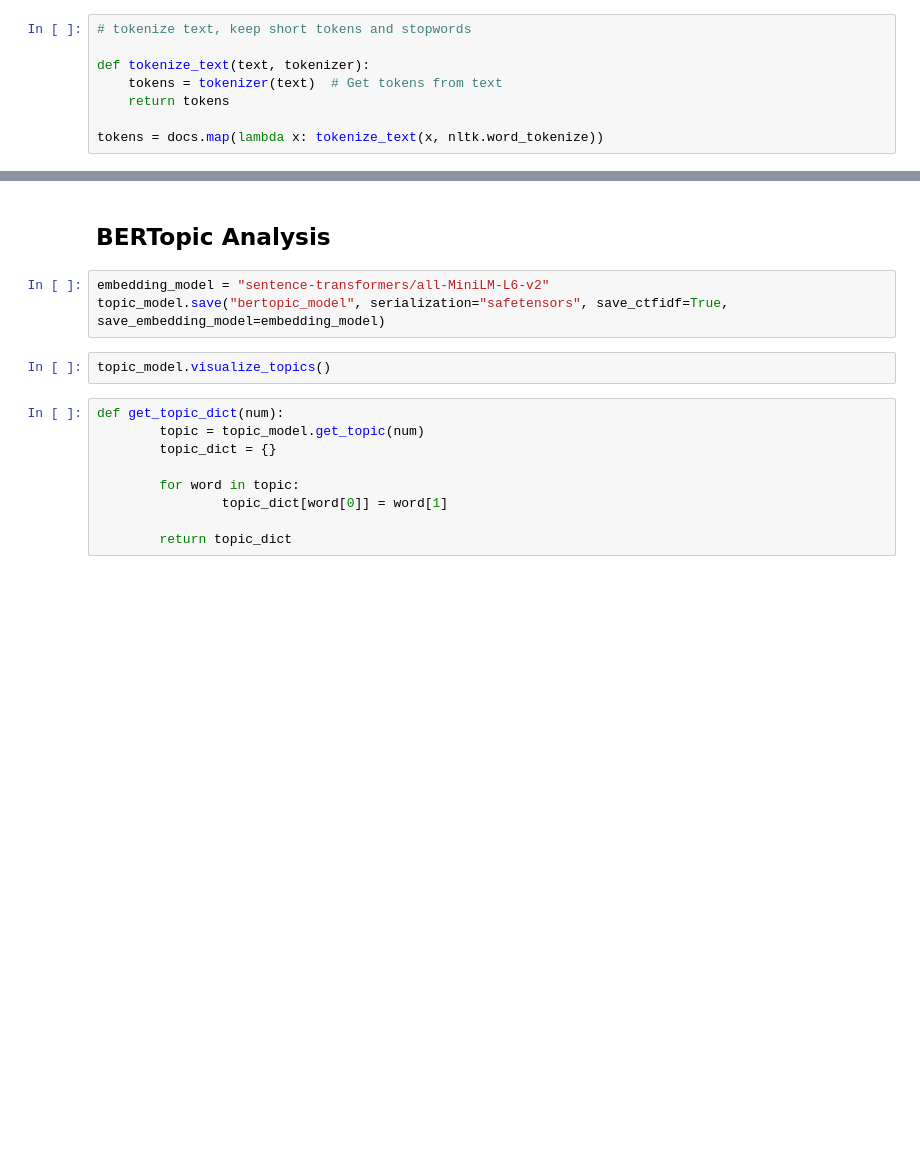
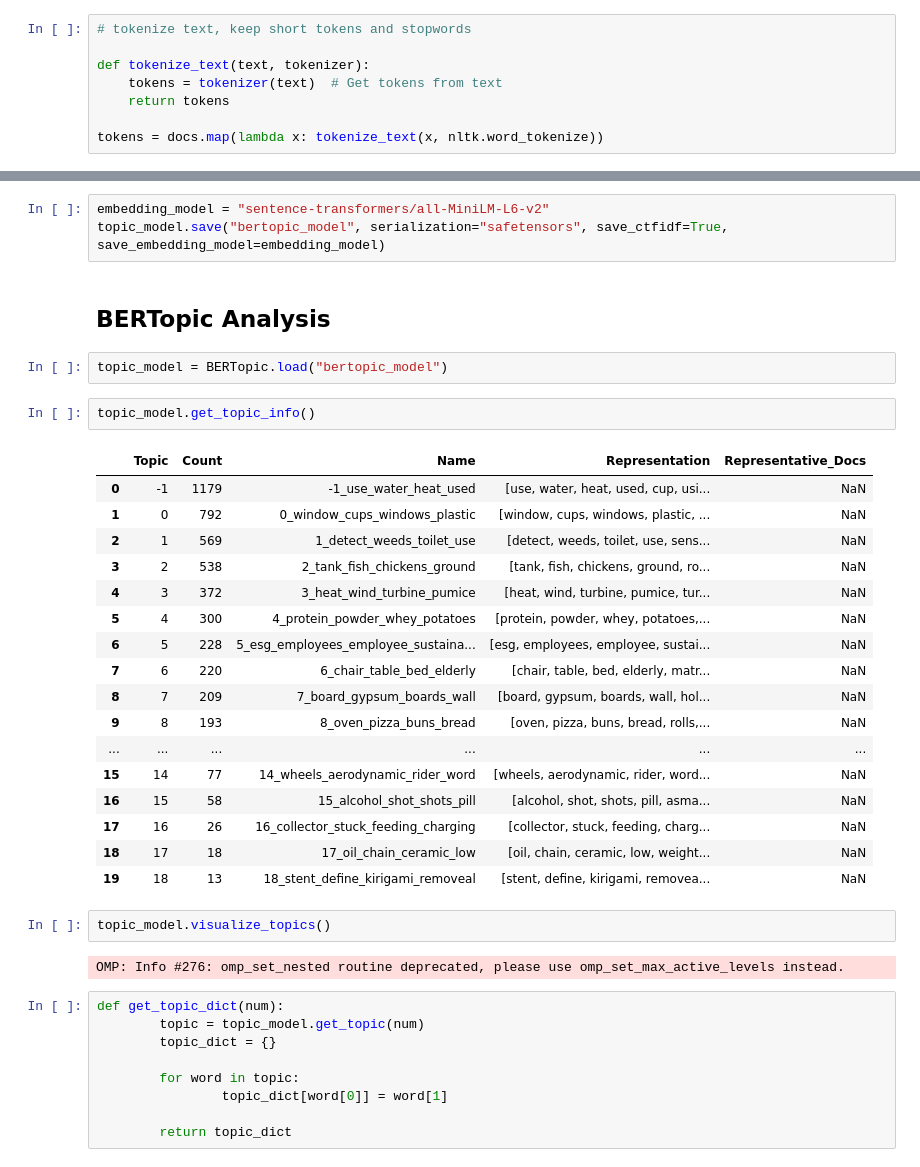
Before and after one commit to shahamana/rosetta-topic-model, a Jupyter notebook: bert_student_analysis.ipynb, the cells around one changed output, grey strips where cells are left out. Drawn from its saved outputs; the diff is of its cells as text; blank space fills up the shorter version.

Commit message:
clean bertopic model

```diff
--- a/bert_student_analysis.ipynb
+++ b/bert_student_analysis.ipynb
@@ -92,10 +71,34 @@ OMP: Info #276: omp_set_nested routine deprecated, please use omp_set_max_active
+# %%
+embedding_model = "sentence-transformers/all-MiniLM-L6-v2"
+topic_model.save("bertopic_model", serialization="safetensors", save_ctfidf=True, save_embedding_model=embedding_model)
 # %% [markdown]
 ## BERTopic Analysis
-# %%
-embedding_model = "sentence-transformers/all-MiniLM-L6-v2"
-topic_model.save("bertopic_model", serialization="safetensors", save_ctfidf=True, save_embedding_model=embedding_model)
+# %%
+topic_model = BERTopic.load("bertopic_model")
+# %%
+topic_model.get_topic_info()
+# %% [output]
+|  | Topic | Count | Name | Representation | Representative_Docs |
+| 0 | -1 | 1179 | -1_use_water_heat_used | [use, water, heat, used, cup, usi... | NaN |
+| 1 | 0 | 792 | 0_window_cups_windows_plastic | [window, cups, windows, plastic, ... | NaN |
+| 2 | 1 | 569 | 1_detect_weeds_toilet_use | [detect, weeds, toilet, use, sens... | NaN |
+| 3 | 2 | 538 | 2_tank_fish_chickens_ground | [tank, fish, chickens, ground, ro... | NaN |
+| 4 | 3 | 372 | 3_heat_wind_turbine_pumice | [heat, wind, turbine, pumice, tur... | NaN |
+| 5 | 4 | 300 | 4_protein_powder_whey_potatoes | [protein, powder, whey, potatoes,... | NaN |
+| 6 | 5 | 228 | 5_esg_employees_employee_sustaina... | [esg, employees, employee, sustai... | NaN |
+| 7 | 6 | 220 | 6_chair_table_bed_elderly | [chair, table, bed, elderly, matr... | NaN |
+| 8 | 7 | 209 | 7_board_gypsum_boards_wall | [board, gypsum, boards, wall, hol... | NaN |
+| 9 | 8 | 193 | 8_oven_pizza_buns_bread | [oven, pizza, buns, bread, rolls,... | NaN |
+| ... | ... | ... | ... | ... | ... |
+| 15 | 14 | 77 | 14_wheels_aerodynamic_rider_word | [wheels, aerodynamic, rider, word... | NaN |
+| 16 | 15 | 58 | 15_alcohol_shot_shots_pill | [alcohol, shot, shots, pill, asma... | NaN |
+| 17 | 16 | 26 | 16_collector_stuck_feeding_charging | [collector, stuck, feeding, charg... | NaN |
+| 18 | 17 | 18 | 17_oil_chain_ceramic_low | [oil, chain, ceramic, low, weight... | NaN |
+| 19 | 18 | 13 | 18_stent_define_kirigami_removeal | [stent, define, kirigami, removea... | NaN |
 # %%
 topic_model.visualize_topics()
+# %% [output]
+OMP: Info #276: omp_set_nested routine deprecated, please use omp_set_max_active_levels instead.
 # %%
 def get_topic_dict(num):
         topic = topic_model.get_topic(num)
```
Also changed, not shown: parts of 3 cells of this notebook, 5 other files.
